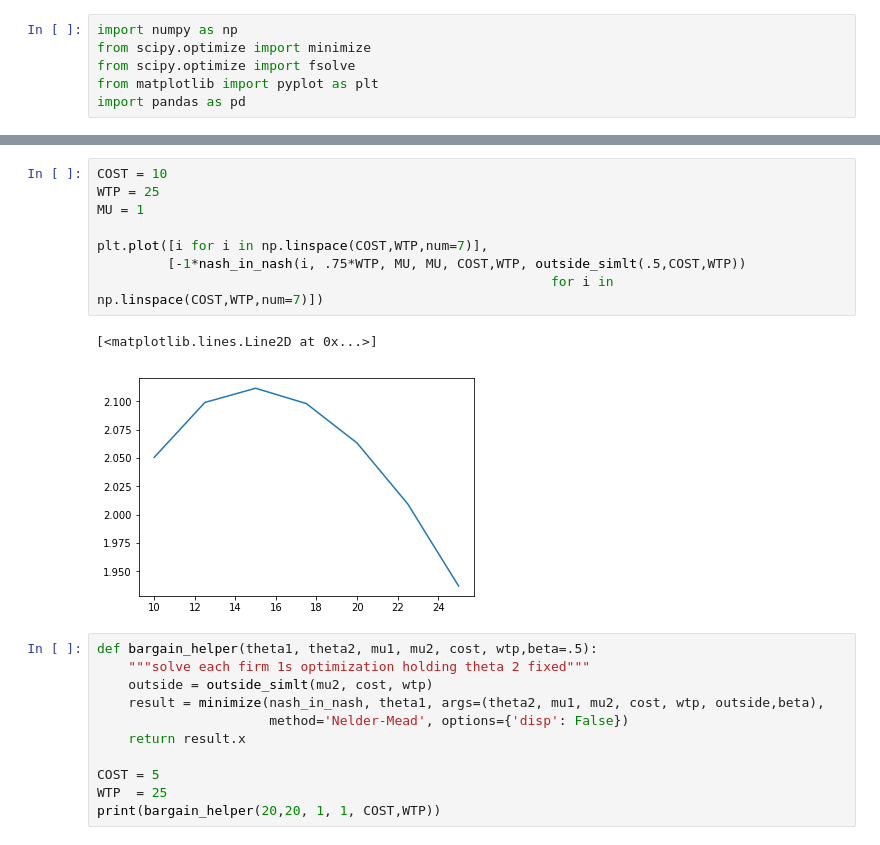
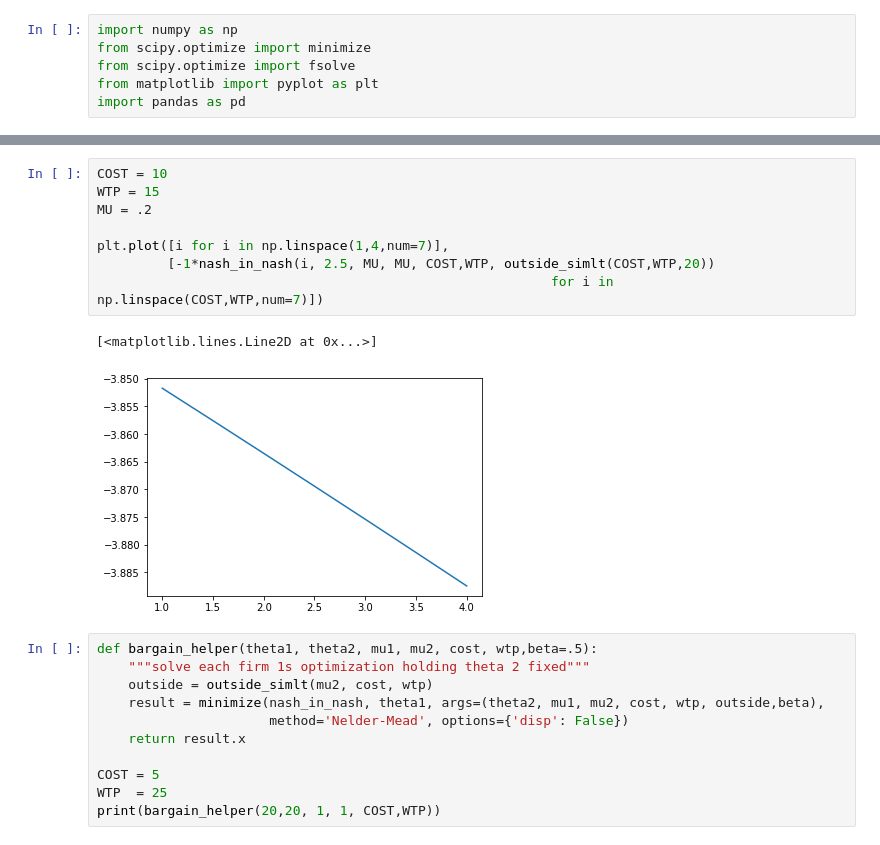
Before and after one commit to ericschulman/health_bargains, a Jupyter notebook: numerical.ipynb, the cells around one changed output, grey strips where cells are left out. Drawn from its saved outputs; the diff is of its cells as text.

```diff
--- a/numerical.ipynb
+++ b/numerical.ipynb
@@ -51,17 +52,17 @@ WTP = 25
 print(nash_in_nash(COST,COST, 1, 1, COST, WTP, outside_simlt(.5,COST,WTP)))
 # %% [output]
 -1.5151423275303253
-# %%
-COST = 10
-WTP = 25
-MU = 1
-
-plt.plot([i for i in np.linspace(COST,WTP,num=7)],
-         [-1*nash_in_nash(i, .75*WTP, MU, MU, COST,WTP, outside_simlt(.5,COST,WTP))
-                                                          for i in np.linspace(COST,WTP,num=7)])
-# %% [output]
-[<matplotlib.lines.Line2D at 0x...>]
-[figure, removed]
+# %%
+COST = 10
+WTP = 15
+MU = .2
+
+plt.plot([i for i in np.linspace(1,4,num=7)],
+         [-1*nash_in_nash(i, 2.5, MU, MU, COST,WTP, outside_simlt(COST,WTP,20))
+                                                          for i in np.linspace(COST,WTP,num=7)])
+# %% [output]
+[<matplotlib.lines.Line2D at 0x...>]
+[figure, added]
 # %%
 def bargain_helper(theta1, theta2, mu1, mu2, cost, wtp,beta=.5):
     """solve each firm 1s optimization holding theta 2 fixed"""
```
Also changed, not shown: parts of 7 cells of this notebook, 7 other files.
